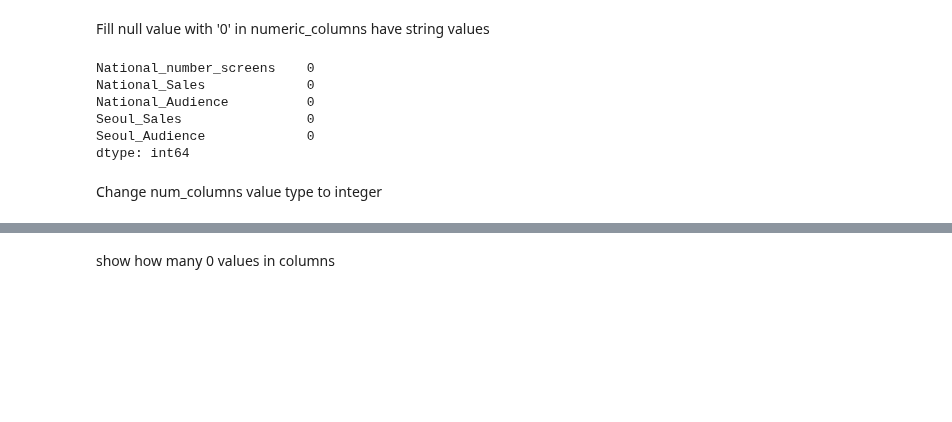
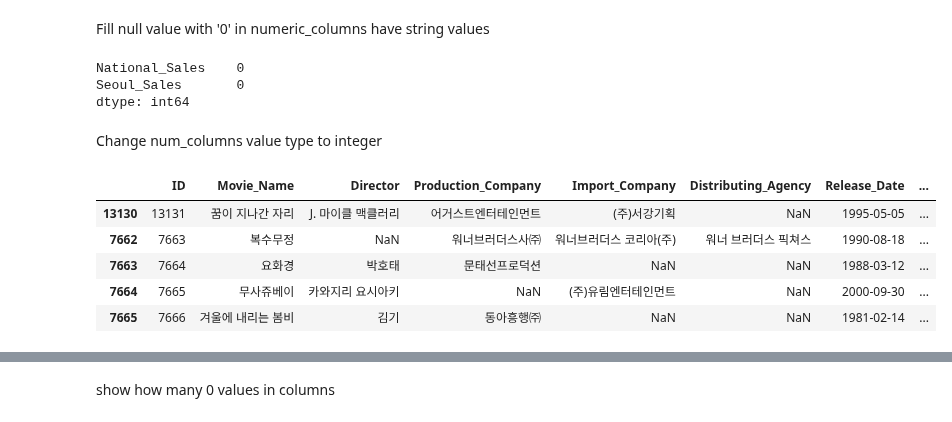
Before and after one commit to danielsun888/datathon, a Jupyter notebook: kyh.ipynb, the cells around one changed output, grey strips where cells are left out. Saved outputs shown, nothing was run; the diff lists cells and outputs as text; code cells hidden in the pictures; blank space fills up the shorter version.

```diff
--- a/kyh.ipynb
+++ b/kyh.ipynb
@@ -131,15 +131,12 @@ plt.show()
 # %% [markdown]
 Fill null value with '0' in numeric_columns have string values
 # %%
-num_columns = ['National_number_screens','National_Sales','National_Audience','Seoul_Sales','Seoul_Audience']
-data[num_columns] = data[num_columns].fillna('-1')
-data[num_columns].isna().sum()
+num_columns_null = ['National_Sales','Seoul_Sales']
+data[num_columns_null] = data[num_columns_null].fillna('-1')
+data[num_columns_null].isna().sum()
 # %% [output]
-National_number_screens    0
-National_Sales             0
-National_Audience          0
-Seoul_Sales                0
-Seoul_Audience             0
+National_Sales    0
+Seoul_Sales       0
 dtype: int64
 # %% [markdown]
 Change num_columns value type to integer
@@ -148,0 +147,9 @@ for i in num_columns:
+# %%
+data.sort_values('National_Audience').head()
+# %% [output]
+|  | ID | Movie_Name | Director | Production_Company | Import_Company | Distributing_Agency | Release_Date | ... |
+| 13130 | 13131 | 꿈이 지나간 자리 | J. 마이클 맥클러리 | 어거스트엔터테인먼트 | (주)서강기획 | NaN | 1995-05-05 | ... |
+| 7662 | 7663 | 복수무정 | NaN | 워너브러더스사㈜ | 워너브러더스 코리아(주) | 워너 브러더스 픽쳐스 | 1990-08-18 | ... |
+| 7663 | 7664 | 요화경 | 박호태 | 문태선프로덕션 | NaN | NaN | 1988-03-12 | ... |
+| 7664 | 7665 | 무사쥬베이 | 카와지리 요시아키 | NaN | (주)유림엔터테인먼트 | NaN | 2000-09-30 | ... |
+| 7665 | 7666 | 겨울에 내리는 봄비 | 김기 | 동아흥행㈜ | NaN | NaN | 1981-02-14 | ... |
```
Also changed, not shown: parts of 12 cells of this notebook.
